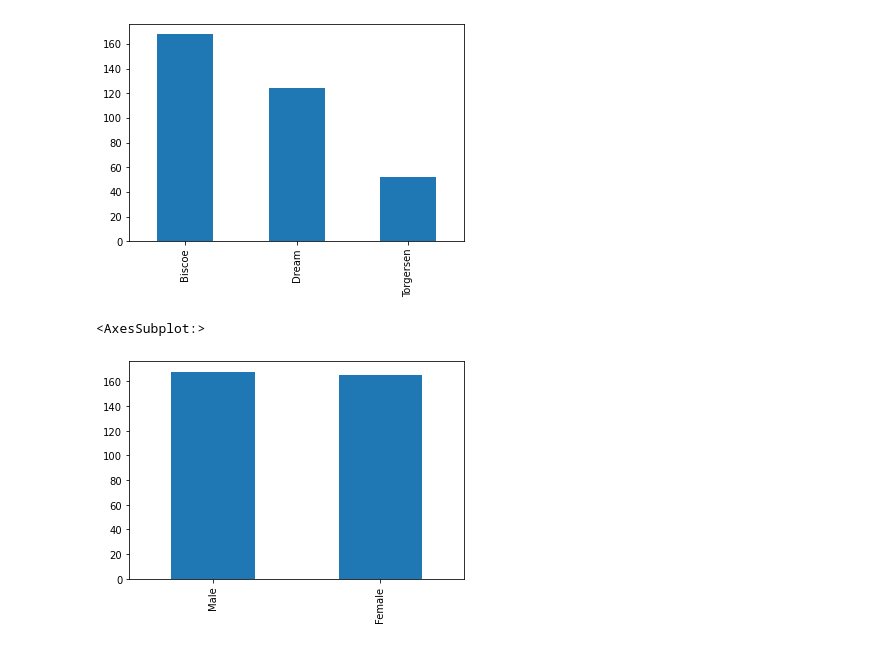
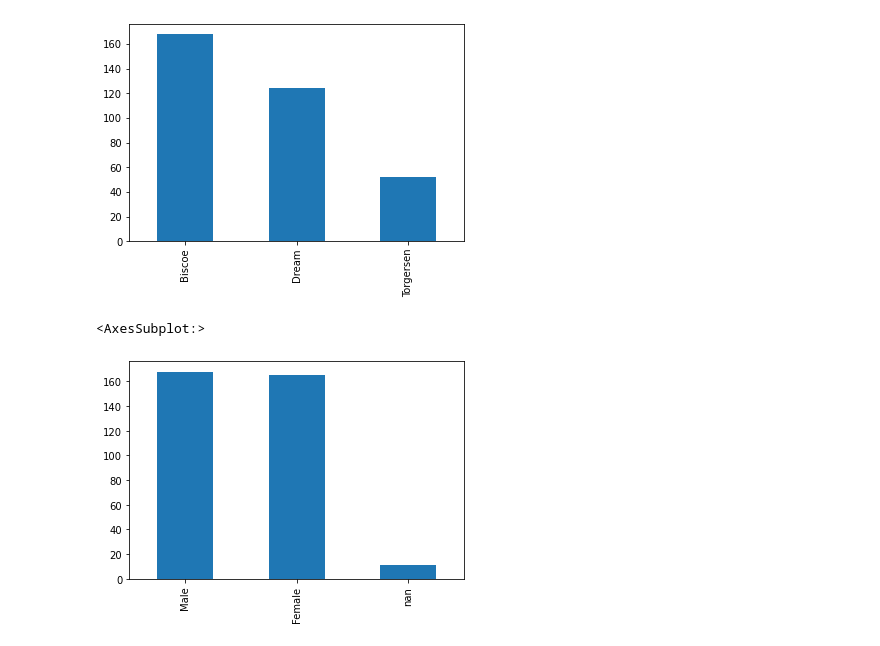
Before and after one commit to justinrds2001/DataScienceRepo, a Jupyter notebook: assignment3.ipynb, the cells around one changed output. Cells and saved outputs as stored; diff of their text form; code cells hidden in the pictures.

```diff
--- a/assignment3.ipynb
+++ b/assignment3.ipynb
@@ -47,7 +47,7 @@ penguins["island"].value_counts().plot(kind='bar')
 <AxesSubplot:>
 [figure]
 # %%
-penguins["sex"].value_counts().plot(kind='bar')
+penguins["sex"].value_counts(dropna=False).plot(kind='bar')
 # %% [output]
 <AxesSubplot:>
-[figure, old version]
+[figure, new version]
```
Also changed, not shown: parts of 2 cells of this notebook, 2 other files.
